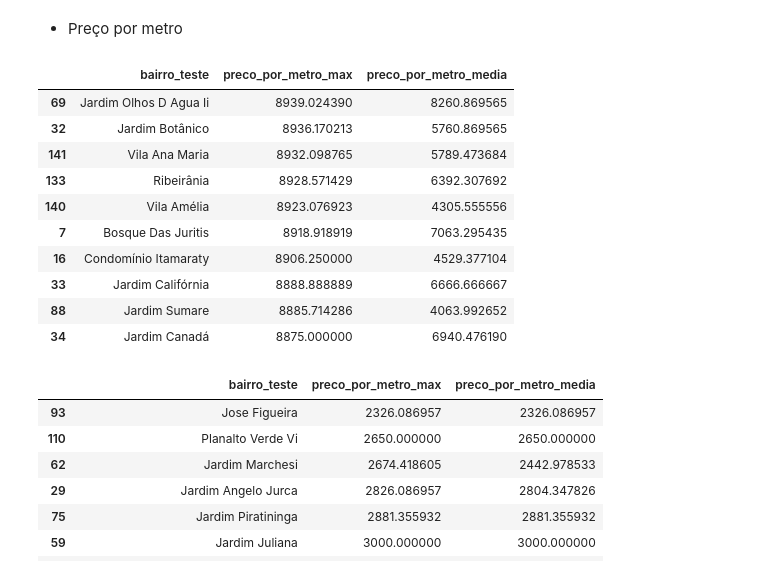
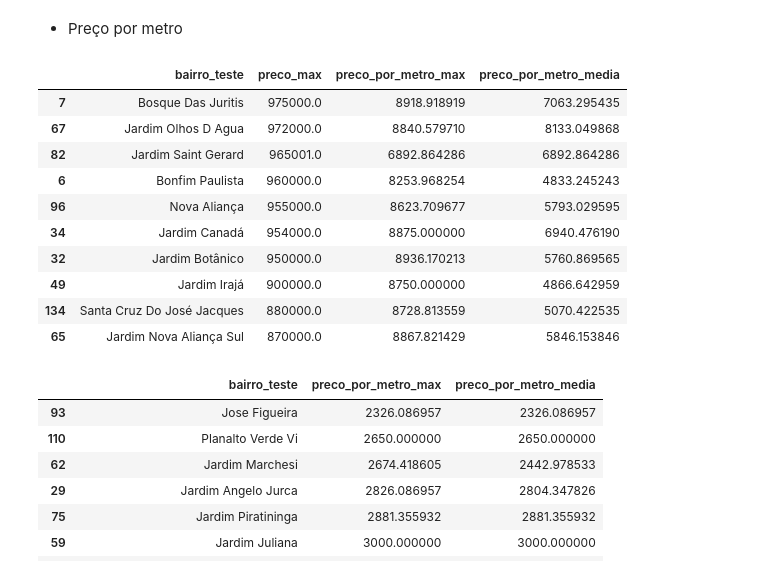
Before and after one commit to rodrigorocha1/extracao_viva_real_selenium, a Jupyter notebook: notebooks_exemplo/analise_exploratoria.ipynb, the cells around one changed output. Drawn from its saved outputs; the diff is of its cells as text; code cells hidden in the pictures.

```diff
--- a/notebooks_exemplo/analise_exploratoria.ipynb
+++ b/notebooks_exemplo/analise_exploratoria.ipynb
@@ -333,21 +333,22 @@ df_outliers['bairro_teste'].value_counts().reset_index().nlargest(10, columns=['
 - Preço por metro
 # %%
 df_outliers.groupby('bairro_teste').agg(
+    preco_max=('preco', 'max'),
     preco_por_metro_max=('preco_por_metro', 'max'),
     preco_por_metro_media=('preco_por_metro', 'median')
-).reset_index().nlargest(10, columns=['preco_por_metro_max'])
+).reset_index().nlargest(10, columns=['preco_max'])
 # %% [output]
-|  | bairro_teste | preco_por_metro_max | preco_por_metro_media |
-| 69 | Jardim Olhos D Agua Ii | 8939.024390 | 8260.869565 |
-| 32 | Jardim Botânico | 8936.170213 | 5760.869565 |
-| 141 | Vila Ana Maria | 8932.098765 | 5789.473684 |
-| 133 | Ribeirânia | 8928.571429 | 6392.307692 |
-| 140 | Vila Amélia | 8923.076923 | 4305.555556 |
-| 7 | Bosque Das Juritis | 8918.918919 | 7063.295435 |
-| 16 | Condomínio Itamaraty | 8906.250000 | 4529.377104 |
-| 33 | Jardim Califórnia | 8888.888889 | 6666.666667 |
-| 88 | Jardim Sumare | 8885.714286 | 4063.992652 |
-| 34 | Jardim Canadá | 8875.000000 | 6940.476190 |
+|  | bairro_teste | preco_max | preco_por_metro_max | preco_por_metro_media |
+| 7 | Bosque Das Juritis | 975000.0 | 8918.918919 | 7063.295435 |
+| 67 | Jardim Olhos D Agua | 972000.0 | 8840.579710 | 8133.049868 |
+| 82 | Jardim Saint Gerard | 965001.0 | 6892.864286 | 6892.864286 |
+| 6 | Bonfim Paulista | 960000.0 | 8253.968254 | 4833.245243 |
+| 96 | Nova Aliança | 955000.0 | 8623.709677 | 5793.029595 |
+| 34 | Jardim Canadá | 954000.0 | 8875.000000 | 6940.476190 |
+| 32 | Jardim Botânico | 950000.0 | 8936.170213 | 5760.869565 |
+| 49 | Jardim Irajá | 900000.0 | 8750.000000 | 4866.642959 |
+| 134 | Santa Cruz Do José Jacques | 880000.0 | 8728.813559 | 5070.422535 |
+| 65 | Jardim Nova Aliança Sul | 870000.0 | 8867.821429 | 5846.153846 |
 # %%
 df_outliers.groupby('bairro_teste').agg(
     preco_por_metro_max=('preco_por_metro', 'max'),
```
